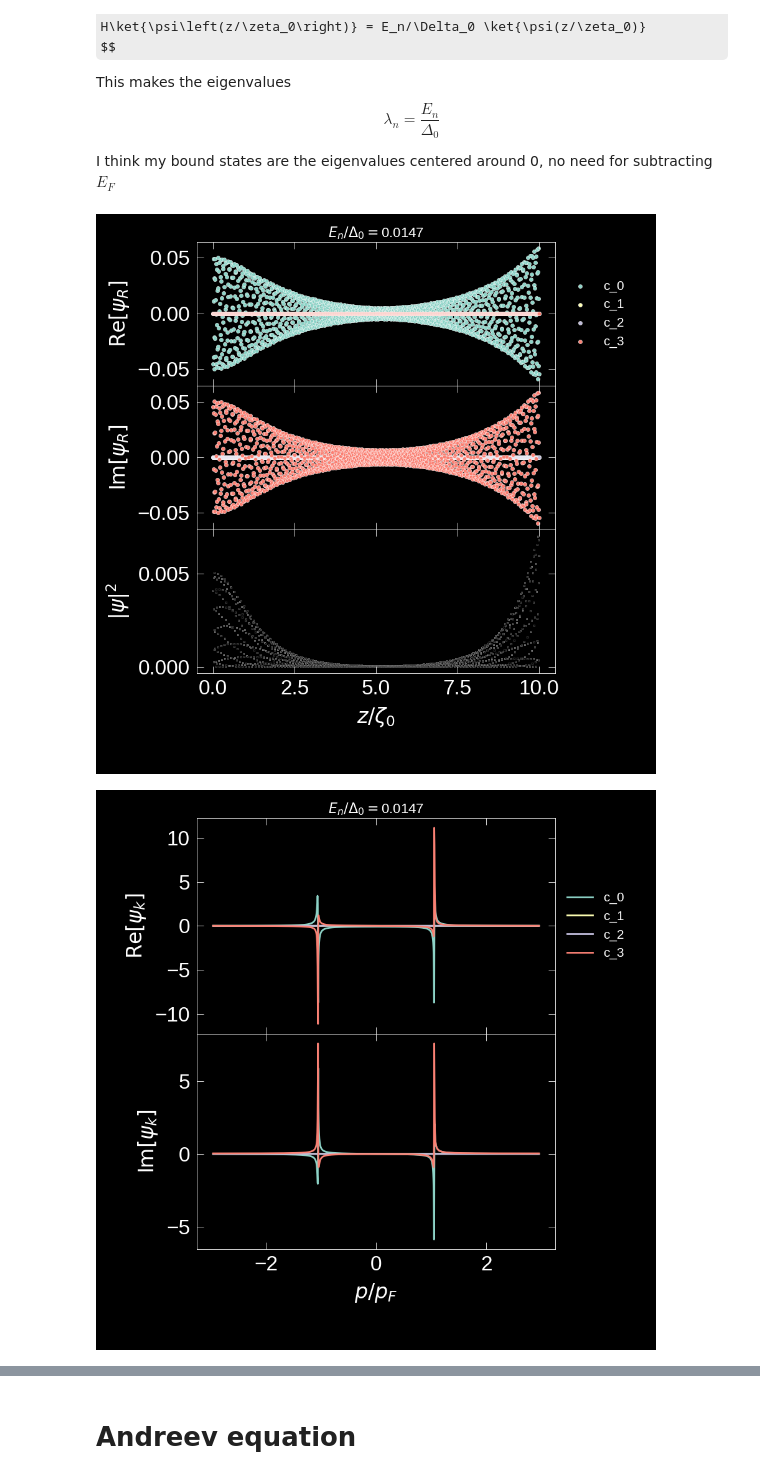
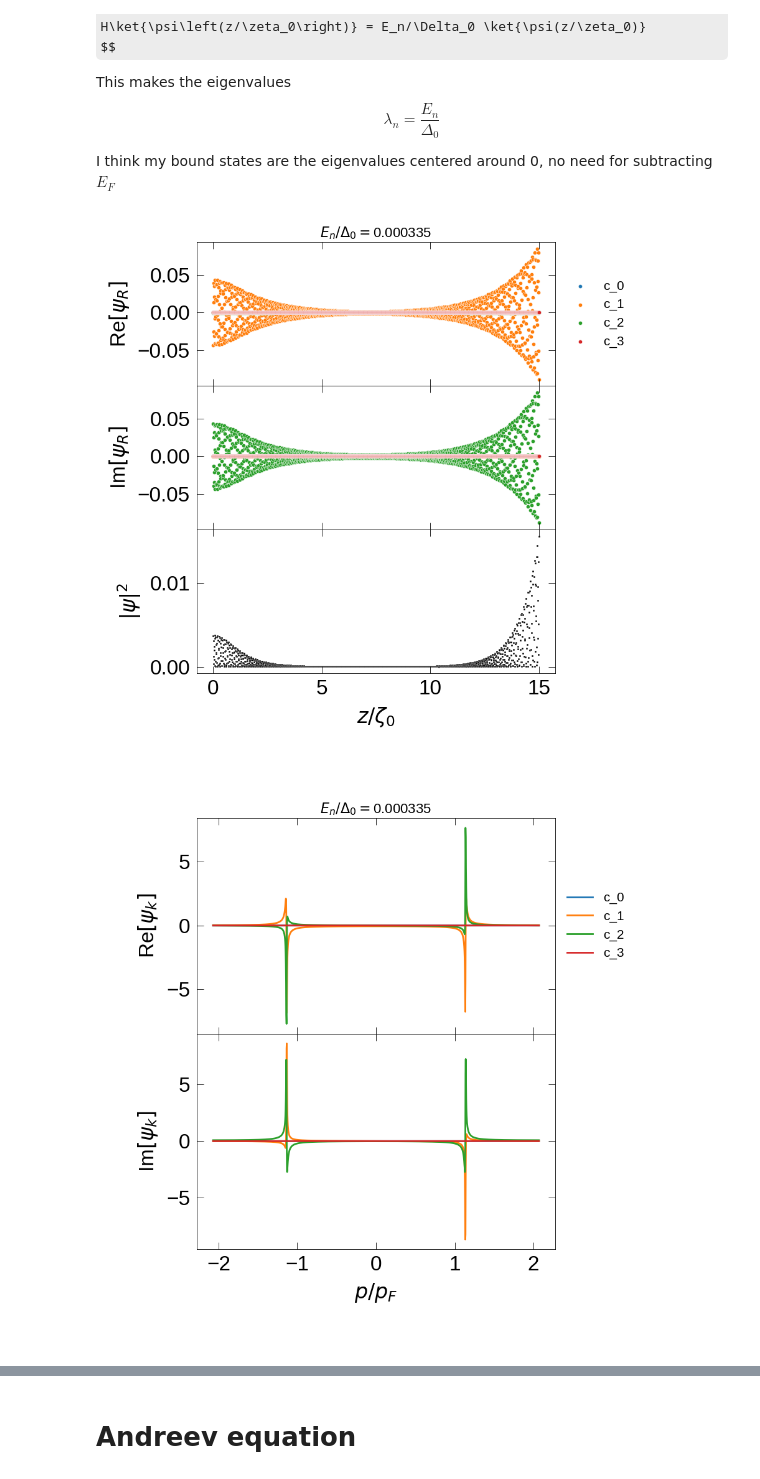
Before and after one commit to FlyingCurryMonster/BdG, a Jupyter notebook: 3He-bdg-cuda.ipynb, the cells around one changed output, grey strips where cells are left out. Saved outputs shown, nothing was run; the diff lists cells and outputs as text; code cells hidden in the pictures; some formulas as TeX source.

```diff
--- a/3He-bdg-cuda.ipynb
+++ b/3He-bdg-cuda.ipynb
@@ -15,7 +15,7 @@ import seaborn as sns
 idx = pd.IndexSlice
 from numpy.fft import fft
 
-plt.style.use('dark_background')
+# plt.style.use('dark_background')
 %matplotlib widget
 
 import cupy as cp
@@ -205,9 +205,9 @@ P = 29.3
 gam = 1.76
 
 
-dz = 0.7E-2
+dz = 1E-2
 zmin = 0
-zmax = 10
+zmax = 15
 z = cp.arange(zmin, zmax+dz, dz)
 
 gap_spatial_dep = np.tanh(z)
@@ -318,35 +316,35 @@ for col in data.columns:
 
     ax[2].set_xlabel(r'$z/\zeta_0$')
 
-    ax[0].set_ylabel(r'$\text{Re}[{\psi_R}]$')
-    ax[1].set_ylabel(r'$\text{Im}[{\psi_R}]$')
+    ax[0].set_ylabel(r'Re$[{\psi_R}]$')
+    ax[1].set_ylabel(r'Im$[{\psi_R}]$')
     ax[2].set_ylabel(r'$|{\psi}|^2$')
     ax[0].legend(loc='center left', bbox_to_anchor=(1, 0.5), fontsize = 15)
 
 # for a in ax:
     # a.set_xlim(0, 3)
 # %% [output]
-[figure, old version]
+[figure, new version]
 # %%
 fig, ax = plt.subplots(2, sharex=True, figsize = (9, 9))
 fig.subplots_adjust(hspace = 0)
 data = psi_fft.loc[:, i]
 
 for col in data.columns:
 
     if i>0: title = pos_E[(i-1)]
     else: title = np.flip(neg_E)[(-1*i-1)]
     ax[0].set_title(r'$E_n/\Delta_0=$'+'{:.3g}'.format(title), fontsize = 16)
 
     sns.lineplot(x=p, y= np.real(data.loc[:, col]), alpha = 1, ax = ax[0], label = col)
     sns.lineplot(x=p, y=np.imag(data.loc[:, col]), alpha = 1, ax = ax[1], )
 
     ax[1].set_xlabel(r'$p/p_F$')
-    ax[0].set_ylabel(r'$\text{Re}[{\psi_k}]$')
-    ax[1].set_ylabel(r'$\text{Im}[{\psi_k}]$')
+    ax[0].set_ylabel(r'Re$[{\psi_k}]$')
+    ax[1].set_ylabel(r'Im$[{\psi_k}]$')
     ax[0].legend(loc='center left', bbox_to_anchor=(1, 0.5), fontsize = 15)
 # %% [output]
-[figure, old version]
+[figure, new version]
 # %%
 fig, ax = plt.subplots()
 contour = ax.contour(p, eigval/kappa, psi_modes.T, cmap = 'seismic')
```
Also changed, not shown: parts of 4 cells of this notebook, 1 other file.
